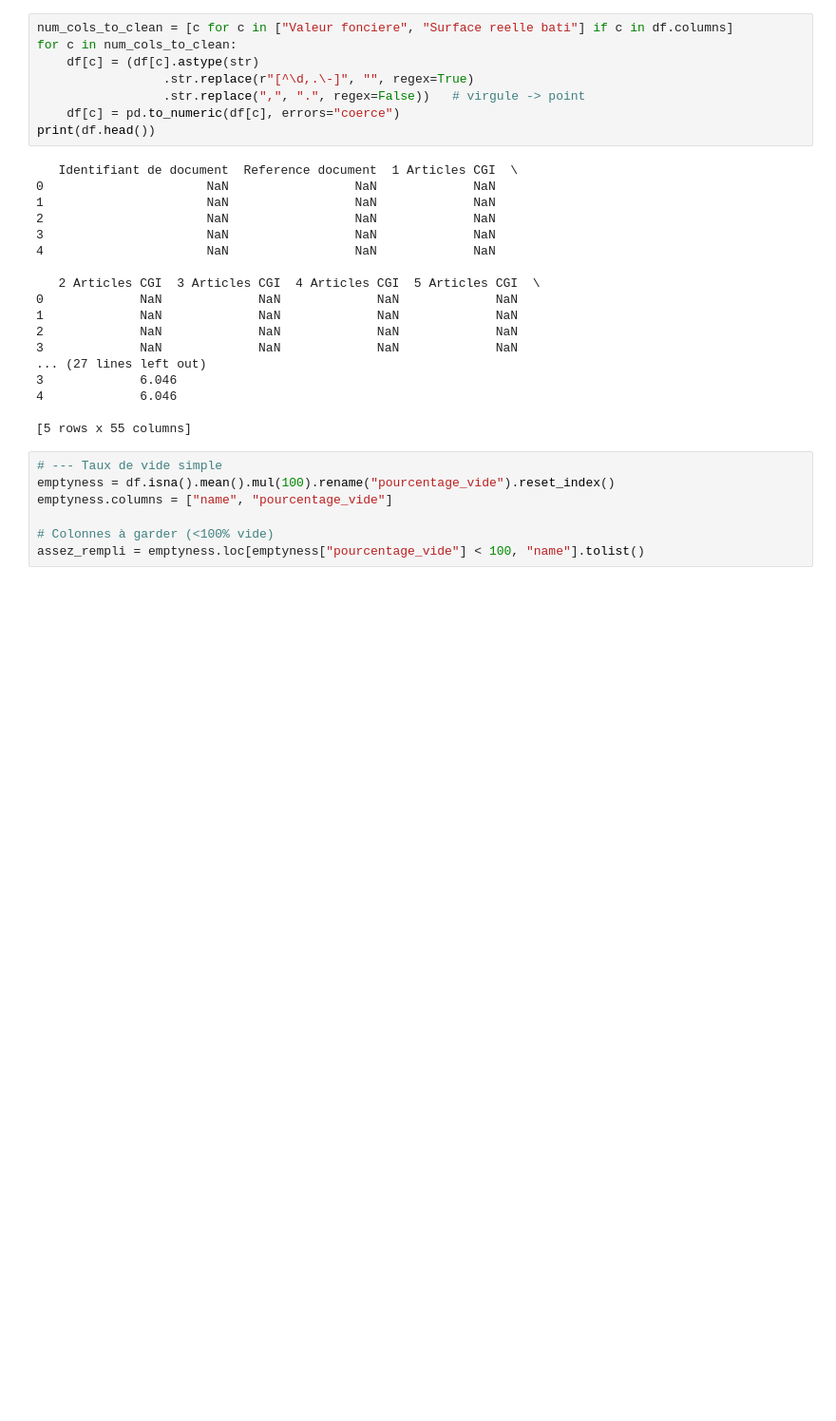
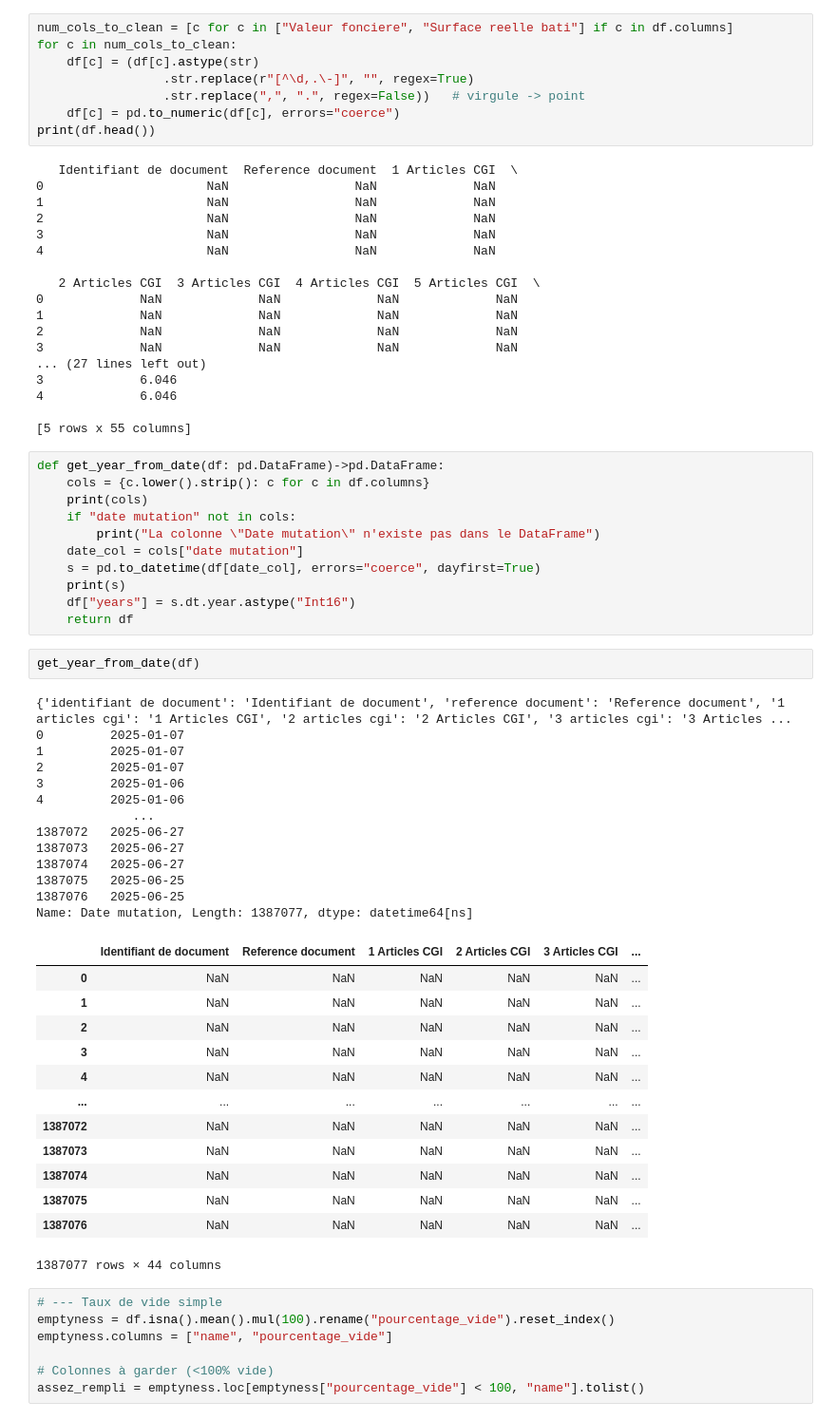
Before and after one commit to data-IA-2024/Patricia-Promise-Immo, a Jupyter notebook: notebooks/delete_empty.ipynb, the cells around one changed output. Shown at 95% size. Saved outputs shown, nothing was run; the diff lists cells and outputs as text; blank space fills up the shorter version.

```diff
--- a/notebooks/delete_empty.ipynb
+++ b/notebooks/delete_empty.ipynb
@@ -129,6 +148,46 @@ print(df.head())
 4             6.046
 
 [5 rows x 55 columns]
+# %%
+def get_year_from_date(df: pd.DataFrame)->pd.DataFrame:
+    cols = {c.lower().strip(): c for c in df.columns}
+    print(cols)
+    if "date mutation" not in cols:
+        print("La colonne \"Date mutation\" n'existe pas dans le DataFrame")
+    date_col = cols["date mutation"]
+    s = pd.to_datetime(df[date_col], errors="coerce", dayfirst=True)
+    print(s)
+    df["years"] = s.dt.year.astype("Int16")
+    return df
+# %%
+get_year_from_date(df)
+# %% [output]
+{'identifiant de document': 'Identifiant de document', 'reference document': 'Reference document', '1 articles cgi': '1 Articles CGI', '2 articles cgi': '2 Articles CGI', '3 articles cgi': '3 Articles ...
+0         2025-01-07
+1         2025-01-07
+2         2025-01-07
+3         2025-01-06
+4         2025-01-06
+             ...
+1387072   2025-06-27
+1387073   2025-06-27
+1387074   2025-06-27
+1387075   2025-06-25
+1387076   2025-06-25
+Name: Date mutation, Length: 1387077, dtype: datetime64[ns]
+|  | Identifiant de document | Reference document | 1 Articles CGI | 2 Articles CGI | 3 Articles CGI | ... |
+| 0 | NaN | NaN | NaN | NaN | NaN | ... |
+| 1 | NaN | NaN | NaN | NaN | NaN | ... |
+| 2 | NaN | NaN | NaN | NaN | NaN | ... |
+| 3 | NaN | NaN | NaN | NaN | NaN | ... |
+| 4 | NaN | NaN | NaN | NaN | NaN | ... |
+| ... | ... | ... | ... | ... | ... | ... |
+| 1387072 | NaN | NaN | NaN | NaN | NaN | ... |
+| 1387073 | NaN | NaN | NaN | NaN | NaN | ... |
+| 1387074 | NaN | NaN | NaN | NaN | NaN | ... |
+| 1387075 | NaN | NaN | NaN | NaN | NaN | ... |
+| 1387076 | NaN | NaN | NaN | NaN | NaN | ... |
+1387077 rows × 44 columns
 # %%
 # --- Taux de vide simple
 emptyness = df.isna().mean().mul(100).rename("pourcentage_vide").reset_index()
```
Also changed, not shown: parts of 4 cells of this notebook, 10 other files.
